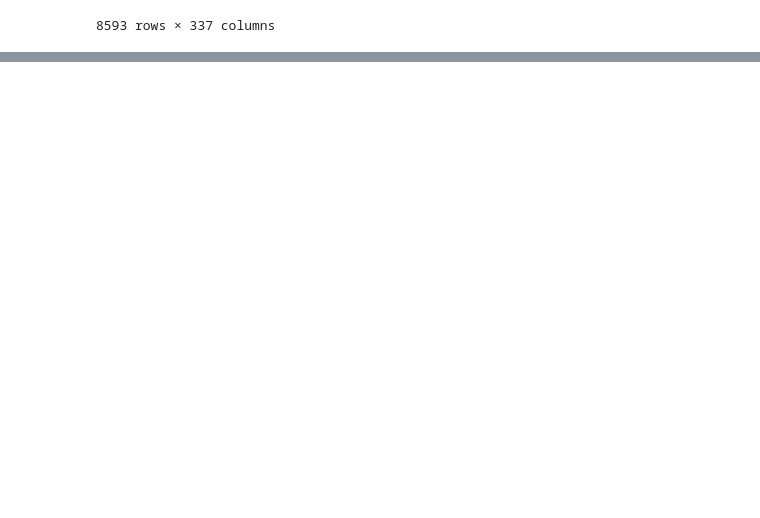
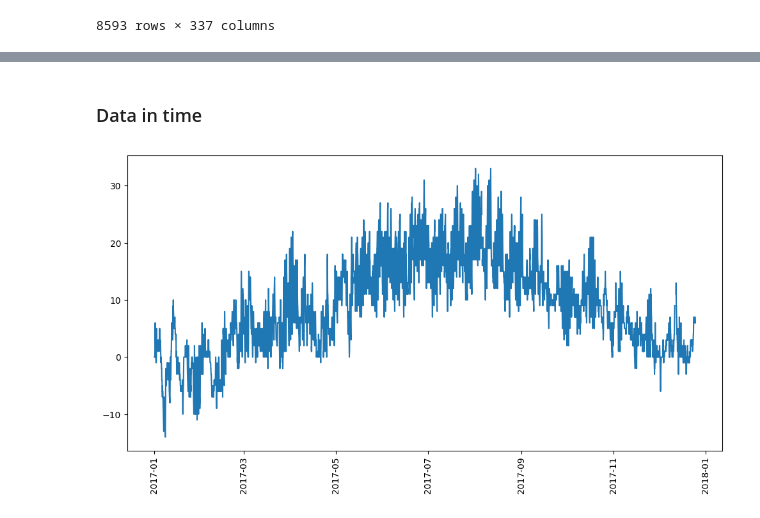
Before and after one commit to dan-ski/Air_quality, a Jupyter notebook: Air quality data preprocessing and analysis.ipynb, the cells around one changed output, grey strips where cells are left out. Saved outputs shown, nothing was run; the diff lists cells and outputs as text; code cells hidden in the pictures; blank space fills up the shorter version.

Commit message:
Simple plot- matplotlib.

```diff
--- a/Air quality data preprocessing and analysis.ipynb
+++ b/Air quality data preprocessing and analysis.ipynb
@@ -172,3 +175,18 @@ sensor_map
 [interactive output not drawn]
 # %%
 sensor_map.save('Sensor_map.html')
+# %% [markdown]
+### Data in time
+# %%
+df = df.reset_index(drop=True)
+# %%
+df['UTC time'] = pd.to_datetime(df['UTC time'])
+# %%
+fig, ax = plt.subplots(figsize=(12,6))
+plt.locator_params(axis='x', nbins=20)
+ax.plot(df['UTC time'], df['220_temperature'])
+ax.xaxis.set_tick_params(rotation=90)
+#plt.plot(df['UTC time'], df['3_temperature'])
+plt.show()
+# %% [output]
+[figure, added]
```
Also changed, not shown: parts of 4 cells of this notebook, 1 other file.
